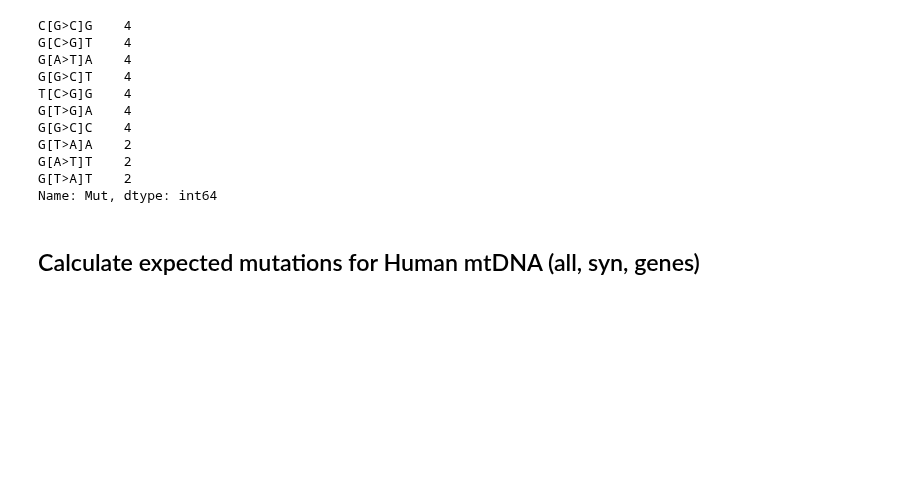
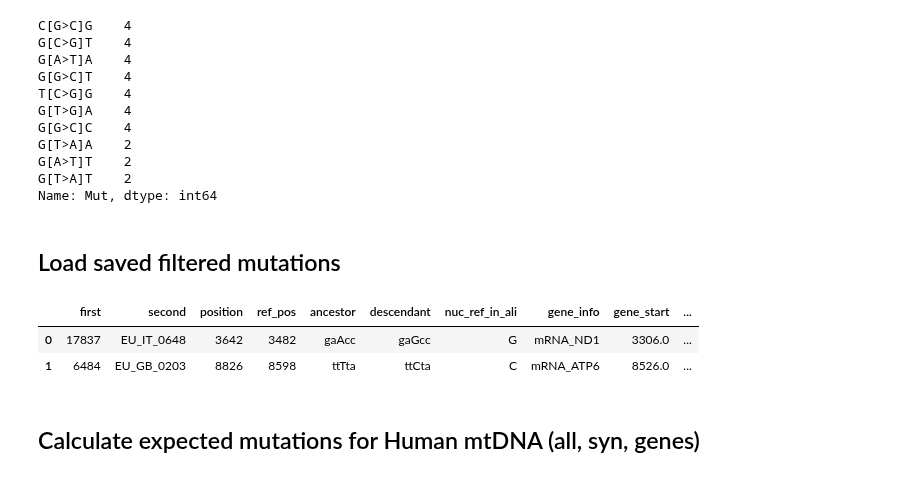
Before and after one commit to mitoclub/mtdnaMutSpecOfCancers, a Jupyter notebook: notebooks/human_global_tree_muts_EDA.ipynb, the cells around one changed output. Cells and saved outputs as stored; diff of their text form; code cells hidden in the pictures; blank space fills up the shorter version.

```diff
--- a/notebooks/human_global_tree_muts_EDA.ipynb
+++ b/notebooks/human_global_tree_muts_EDA.ipynb
@@ -244,5 +245,14 @@ G[T>A]A    2
 G[A>T]T    2
 G[T>A]T    2
 Name: Mut, dtype: int64
+# %% [markdown]
+## Load saved filtered mutations
+# %%
+muts_filtered = pd.read_csv("../data/interim/mutations_syn.csv")
+muts_filtered.head(2)
+# %% [output]
+|  | first | second | position | ref_pos | ancestor | descendant | nuc_ref_in_ali | gene_info | gene_start | ... |
+| 0 | 17837 | EU_IT_0648 | 3642 | 3482 | gaAcc | gaGcc | G | mRNA_ND1 | 3306.0 | ... |
+| 1 | 6484 | EU_GB_0203 | 8826 | 8598 | ttTta | ttCta | C | mRNA_ATP6 | 8526.0 | ... |
 # %% [markdown]
 ## Calculate expected mutations for Human mtDNA (all, syn, genes)
```
Also changed, not shown: parts of 8 cells of this notebook, 12 other files.
